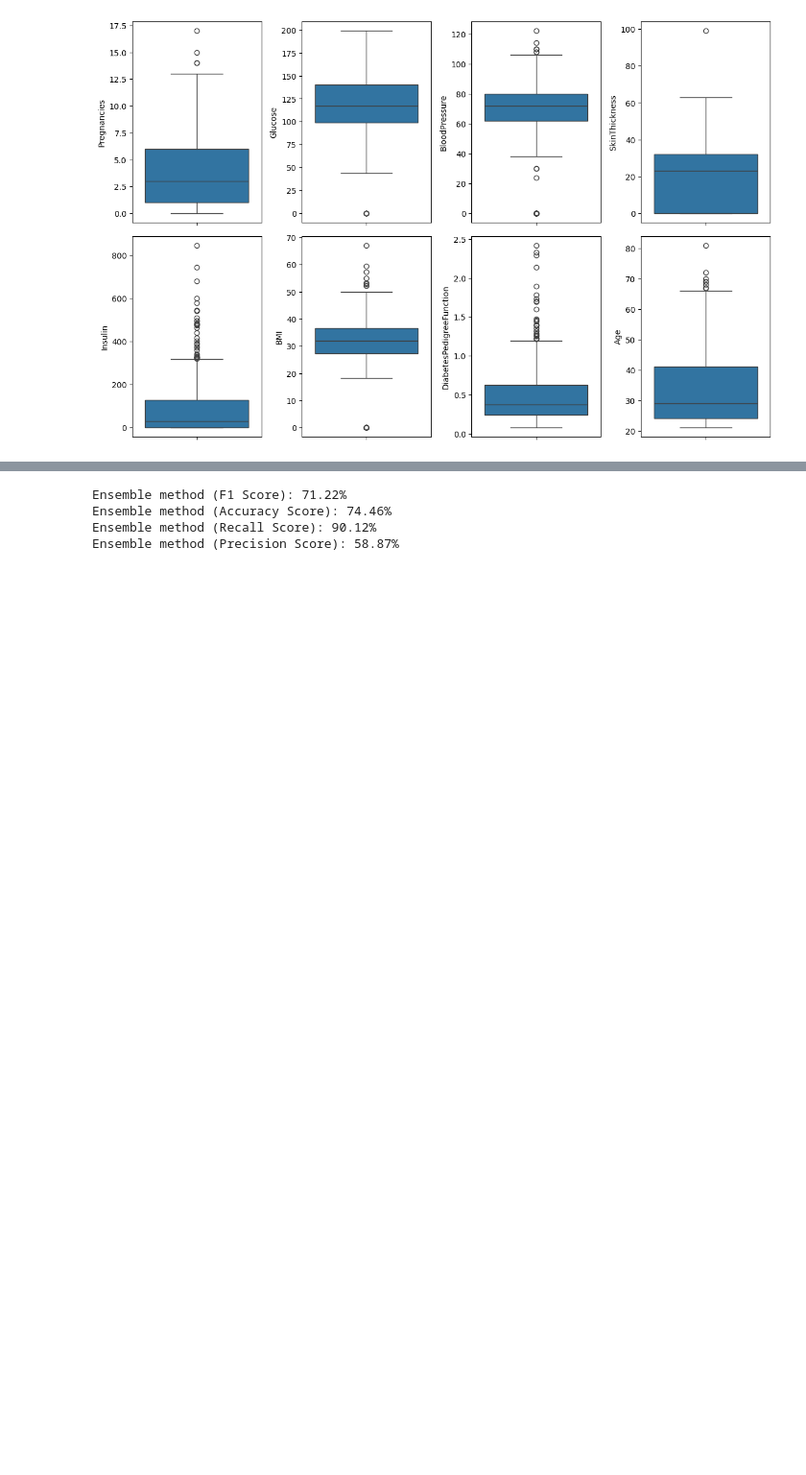
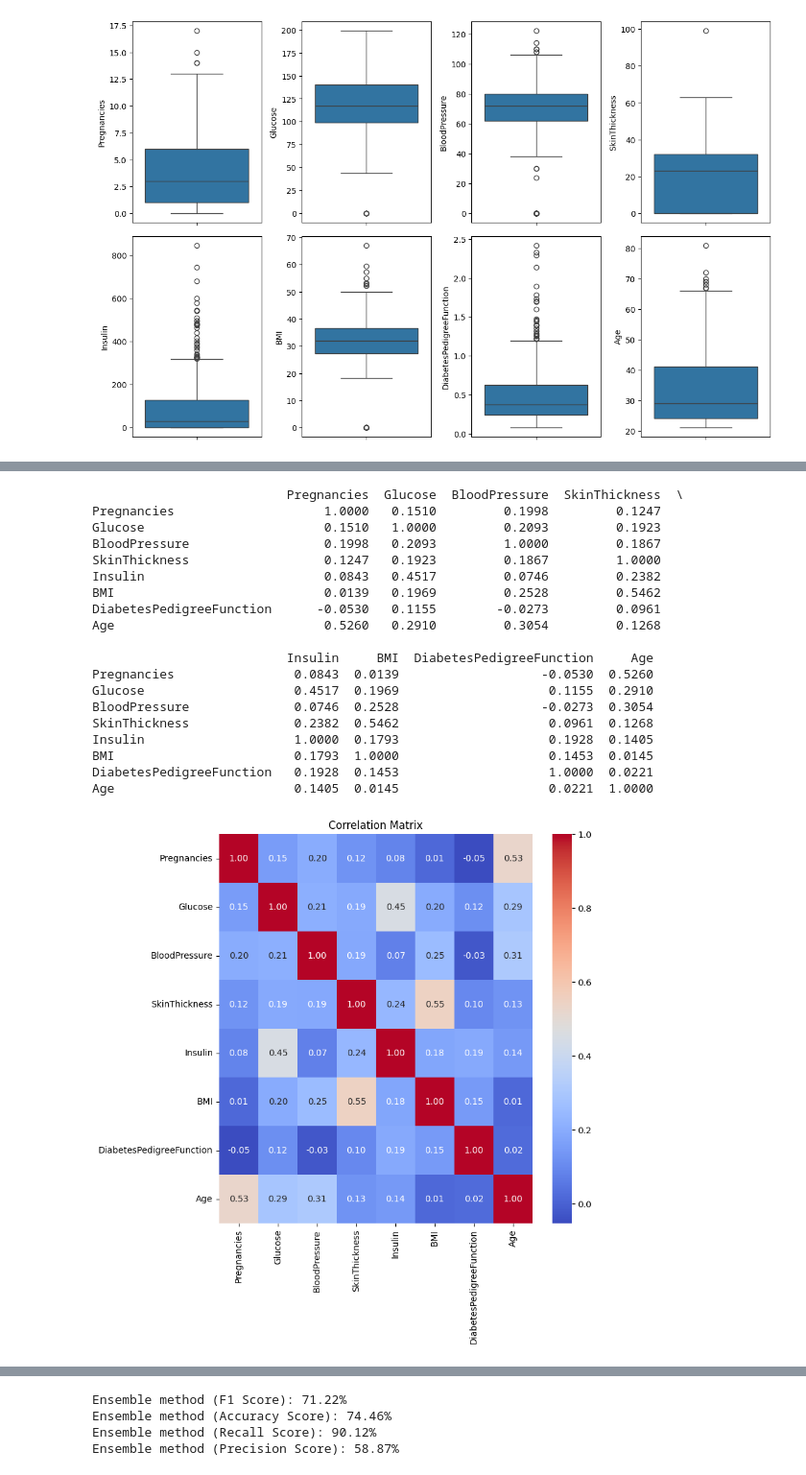
Before and after one commit to NicholasCode123/diabet-check, a Jupyter notebook: model.ipynb, the cells around one changed output, grey strips where cells are left out. Shown at 96% size. Cells and saved outputs as stored; diff of their text form; code cells hidden in the pictures; blank space fills up the shorter version.

```diff
--- a/model.ipynb
+++ b/model.ipynb
@@ -130,3 +130,34 @@ x_test[cols_with_zeros]=x_test[cols_with_zeros].fillna(median_data)
 #     upper = Q3 + 1.5 * IQR
 #     x_train[col] = x_train[col].clip(lower=lower, upper=upper)
 #     x_test[col] = x_test[col].clip(lower=lower, upper=upper)
+# %%
+num_cols=x_train.select_dtypes(include=np.number).columns.tolist()
+corr_matrix=round(x_train[num_cols].corr(numeric_only=True),4)
+print(corr_matrix)
+
+plt.figure(figsize=(8, 8))
+sns.heatmap(corr_matrix, annot=True, fmt=".2f", cmap="coolwarm")
+
+plt.title("Correlation Matrix")
+plt.show()
+# %% [output]
+                          Pregnancies  Glucose  BloodPressure  SkinThickness  \
+Pregnancies                    1.0000   0.1510         0.1998         0.1247
+Glucose                        0.1510   1.0000         0.2093         0.1923
+BloodPressure                  0.1998   0.2093         1.0000         0.1867
+SkinThickness                  0.1247   0.1923         0.1867         1.0000
+Insulin                        0.0843   0.4517         0.0746         0.2382
+BMI                            0.0139   0.1969         0.2528         0.5462
+DiabetesPedigreeFunction      -0.0530   0.1155        -0.0273         0.0961
+Age                            0.5260   0.2910         0.3054         0.1268
+
+                          Insulin     BMI  DiabetesPedigreeFunction     Age
+Pregnancies                0.0843  0.0139                   -0.0530  0.5260
+Glucose                    0.4517  0.1969                    0.1155  0.2910
+BloodPressure              0.0746  0.2528                   -0.0273  0.3054
+SkinThickness              0.2382  0.5462                    0.0961  0.1268
+Insulin                    1.0000  0.1793                    0.1928  0.1405
+BMI                        0.1793  1.0000                    0.1453  0.0145
+DiabetesPedigreeFunction   0.1928  0.1453                    1.0000  0.0221
+Age                        0.1405  0.0145                    0.0221  1.0000
+[figure, added]
```
Also changed, not shown: parts of 3 cells of this notebook, 3 other files.
